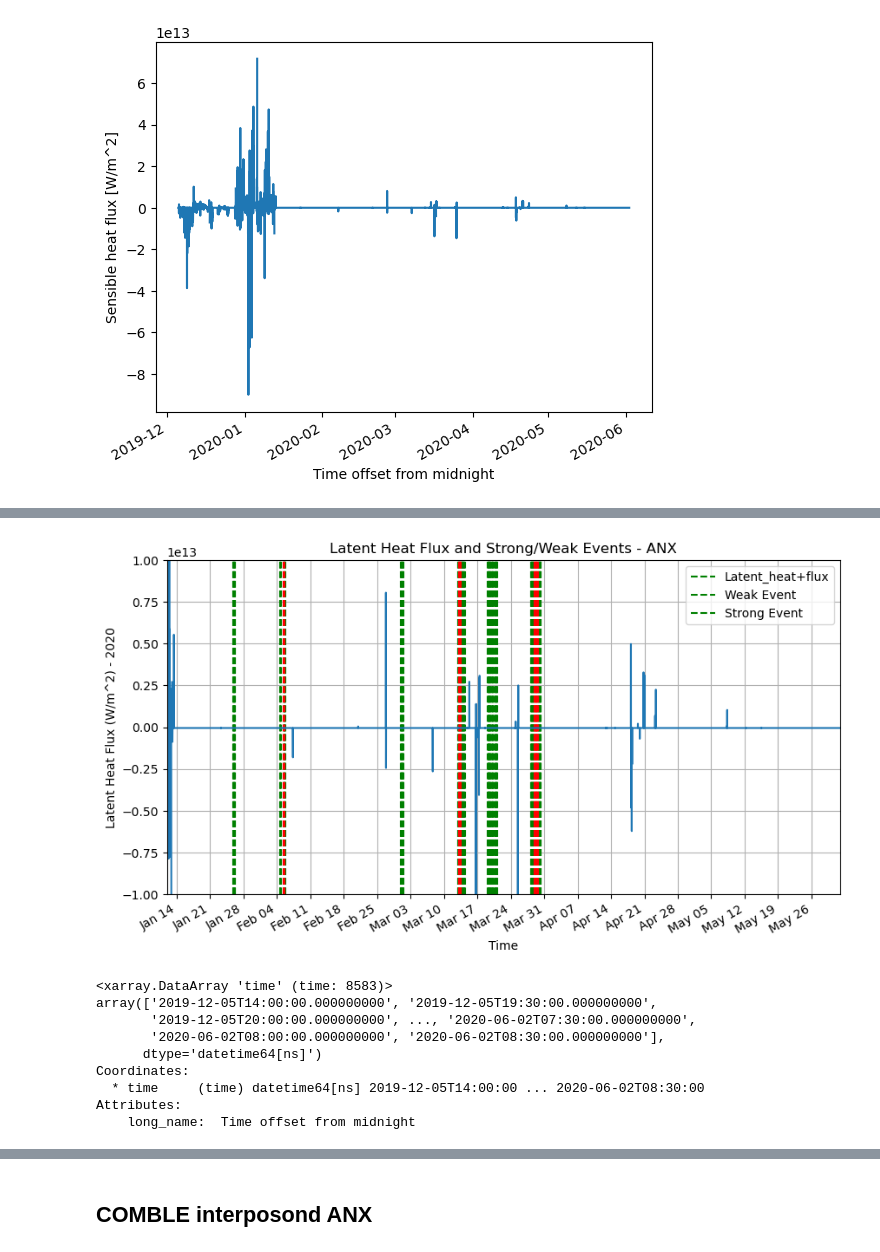
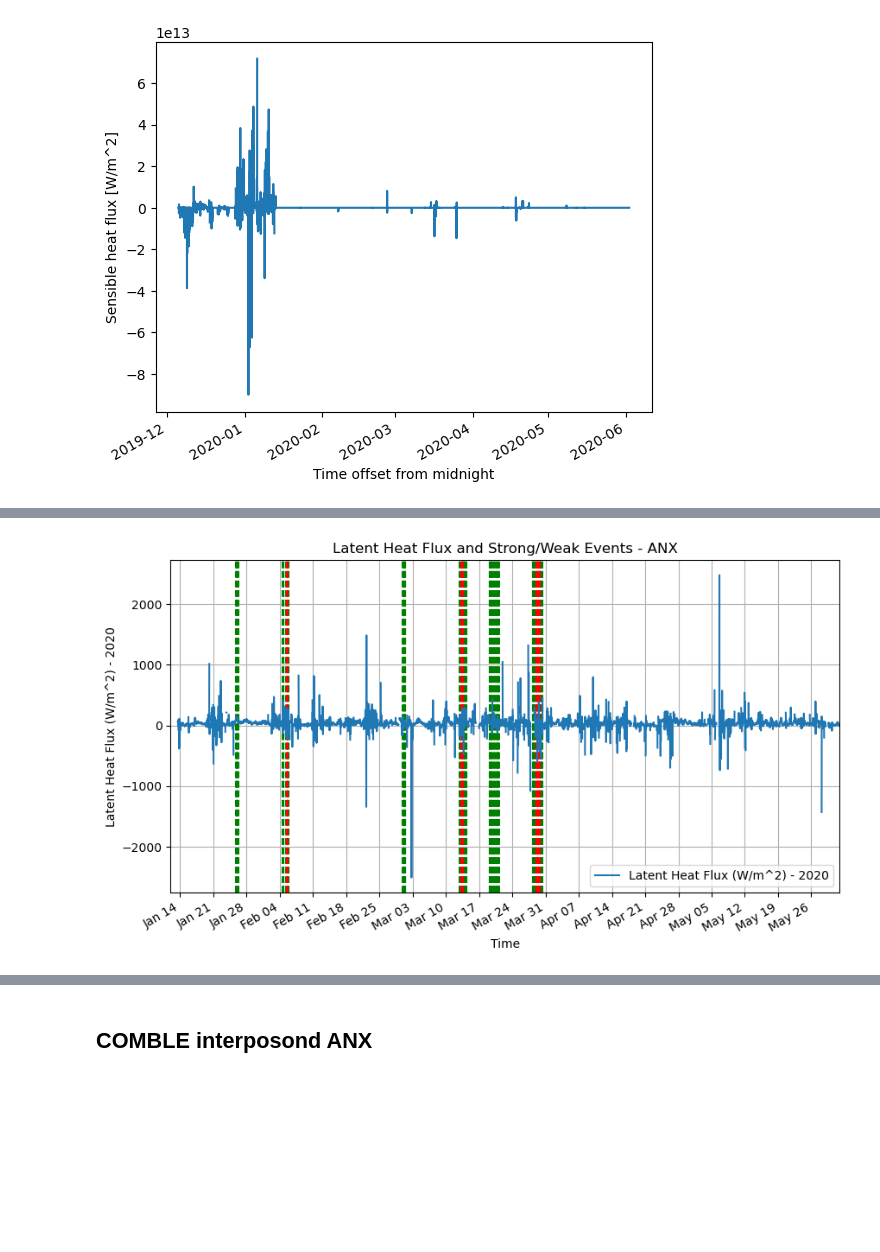
Before and after one commit to snsharma25/ARM-2024-high-latitude, a Jupyter notebook: notebooks/main_flux.ipynb, the cells around one changed output, grey strips where cells are left out. Saved outputs shown, nothing was run; the diff lists cells and outputs as text; code cells hidden in the pictures; blank space fills up the shorter version.

```diff
--- a/notebooks/main_flux.ipynb
+++ b/notebooks/main_flux.ipynb
@@ -128,21 +127,7 @@ plot_weak_strong(ds_anx['h'],anx_weak_events,strong_events)
-# %%
-anomalies_anx = ds_anx['h'] - ds_anx['h'].mean(dim='time')
-
-plot_weak_strong(anomalies_anx,anx_weak_events,strong_events)
-# %% [output]
-[figure, removed]
-# %%
-strong_events
-
-ds_anx.time
-# %% [output]
-<xarray.DataArray 'time' (time: 8583)>
-array(['2019-12-05T14:00:00.000000000', '2019-12-05T19:30:00.000000000',
-       '2019-12-05T20:00:00.000000000', ..., '2020-06-02T07:30:00.000000000',
-       '2020-06-02T08:00:00.000000000', '2020-06-02T08:30:00.000000000'],
-      dtype='datetime64[ns]')
-Coordinates:
-  * time     (time) datetime64[ns] 2019-12-05T14:00:00 ... 2020-06-02T08:30:00
-Attributes:
-    long_name:  Time offset from midnight
+# %%
+
+plot_weak_strong(ds_anx['lv_e'],anx_weak_events,strong_events,
+                 label='Latent')
+# %% [output]
+[figure, added]
 # %%
```
Also changed, not shown: parts of 6 cells of this notebook, 1 other file.
